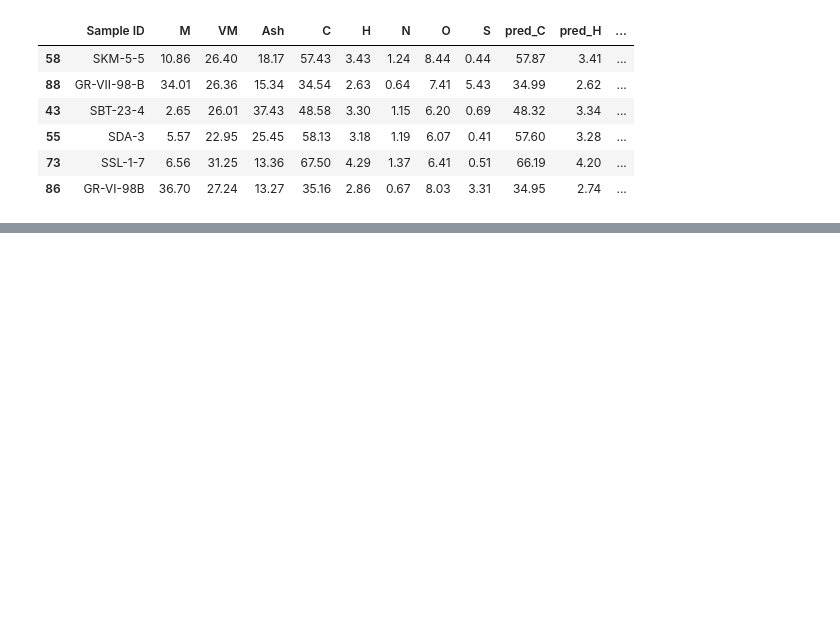
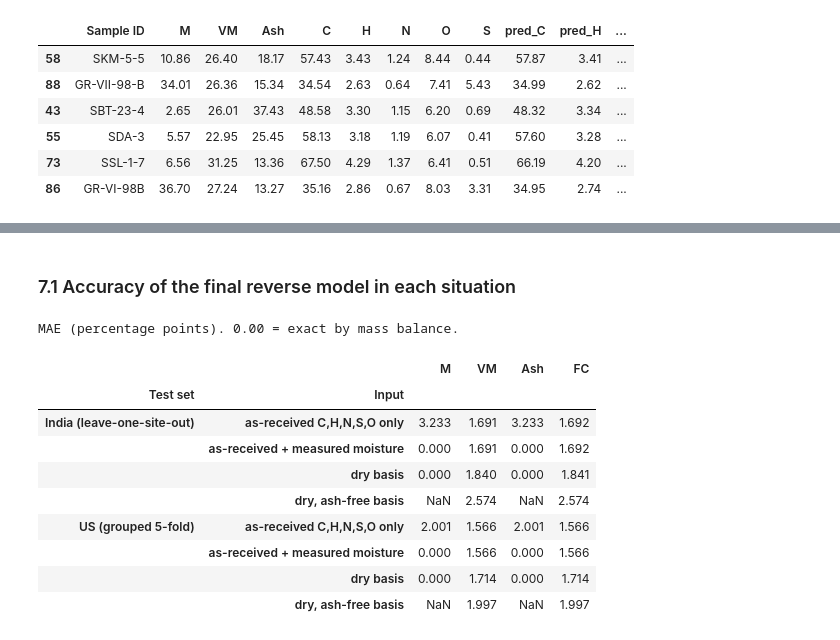
Before and after one commit to chemtrailsx/coal-ultimate-predictor, a Jupyter notebook: Coal_Proximate_to_Ultimate_Model.ipynb, the cells around one changed output, grey strips where cells are left out. Saved outputs shown, nothing was run; the diff lists cells and outputs as text; code cells hidden in the pictures; blank space fills up the shorter version.

```diff
--- a/Coal_Proximate_to_Ultimate_Model.ipynb
+++ b/Coal_Proximate_to_Ultimate_Model.ipynb
@@ -172,13 +178,18 @@ POLY_W   = 0.3       # weight of the quadratic model blended into the ensemble (
 
 class NNEnsemble:
     # Ensemble of MLPs on the daf features; optional blend with a quadratic regression
-    def __init__(self, hidden=HIDDEN, alpha=ALPHA, n=N_BAG, use_moisture=True, poly_w=POLY_W):
+    # fx, fy: feature and target functions (default: the proximate -> ultimate task)
+    def __init__(self, hidden=HIDDEN, alpha=ALPHA, n=N_BAG, use_moisture=True, poly_w=POLY_W, fx=None, fy=None):
         self.hidden, self.alpha, self.n, self.use_m, self.poly_w = hidden, alpha, n, use_moisture, poly_w
+        self.fx = fx or (lambda d: features(d, self.use_m))
+        self.fy = fy or targets
     def fit(self, d):
-        X, Y = features(d, self.use_m), targets(d)
+        X, Y = self.fx(d), self.fy(d)
         self.xs, self.ys = StandardScaler().fit(X), StandardScaler().fit(Y)
         Xs, Ys = self.xs.transform(X), self.ys.transform(Y)
-        self.nets = [MLPRegressor(hidden_layer_sizes=self.hidden, alpha=self.alpha, learning_rate_init=1e-3,
+        if Ys.shape[1] == 1:
+            Ys = Ys.ravel()          # single target (reverse models): scikit-learn expects a 1-D y
+        self.nets =[MLPRegressor(hidden_layer_sizes=self.hidden, alpha=self.alpha, learning_rate_init=1e-3,
                                   max_iter=2000, early_stopping=True, validation_fraction=0.1,
                                   n_iter_no_change=40, random_state=SEED + i).fit(Xs, Ys) for i in range(self.n)]
         self.poly = None
@@ -186,14 +197,16 @@ class NNEnsemble:
             self.poly = LinearRegression().fit(PolynomialFeatures(2).fit_transform(Xs), Y)
         return self
     def predict_daf(self, d):
-        Xs = self.xs.transform(features(d, self.use_m))
-        p = self.ys.inverse_transform(np.mean([m.predict(Xs) for m in self.nets], axis=0))
+        Xs = self.xs.transform(self.fx(d))
+        p = self.ys.inverse_transform(np.mean([m.predict(Xs).reshape(len(Xs), -1) for m in self.nets], axis=0))
         if self.poly is not None:
-            p = (1 - self.poly_w) * p + self.poly_w * self.poly.predict(PolynomialFeatures(2).fit_transform(Xs))
+            q = self.poly.predict(PolynomialFeatures(2).fit_transform(Xs)).reshape(len(Xs), -1)
+            p = (1 - self.poly_w) * p + self.poly_w * q
         return p
 
 class SkModel:
-    def __init__(self, kind): self.kind = kind
+    def __init__(self, kind, fx=None, fy=None):
+        self.kind, self.fx, self.fy = kind, fx or features, fy or targets
     def fit(self, d):
         if self.kind == "Linear":
             self.m = make_pipeline(StandardScaler(), LinearRegression())
@@ -202,8 +215,8 @@ class SkModel:
         else:
             self.m = MultiOutputRegressor(HistGradientBoostingRegressor(max_iter=400, learning_rate=0.05,
                                           min_samples_leaf=20, l2_regularization=1.0, random_state=SEED))
-        self.m.fit(features(d), targets(d)); return self
-    def predict_daf(self, d): return self.m.predict(features(d))
+        self.m.fit(self.fx(d), self.fy(d)); return self
+    def predict_daf(self, d): return np.asarray(self.m.predict(self.fx(d))).reshape(len(d), -1)
 
 MODELS = {
     "Linear regression": lambda: SkModel("Linear"),
@@ -483,0 +592,34 @@ cmp
+# %% [markdown]
+### 7.1 Accuracy of the final reverse model in each situation
+# %%
+FINAL_R = f"FINAL: NN ensemble + {POLY_W:.0%} quadratic"
+scen = []
+for w, d in (("India (leave-one-site-out)", ind), ("US (grouped 5-fold)", us)):
+    key = "India" if w.startswith("India") else "US"
+    vm, mo = RCV[("VM", FINAL_R, key)], RCV[("M", FINAL_R, key)]
+    true = d[["M", "VM", "Ash", "FC"]].values
+    a = np.abs(to_proximate(d, vm, mo) - true).mean(axis=0)
+    b = np.abs(to_proximate(d, vm, M_known=d.M.values) - true).mean(axis=0)
+    dryf = 100 / (100 - d.M.values)                      # errors expressed on the dry basis
+    c = np.abs((to_proximate(d, vm, M_known=d.M.values) - true) * dryf[:, None]).mean(axis=0)
+    org = d[ULT].sum(axis=1).values
+    e = np.abs(vm - 100 * d.VM.values / org).mean()
+    scen += [{"Test set": w, "Input": "as-received C,H,N,S,O only", "M": a[0], "VM": a[1], "Ash": a[2], "FC": a[3]},
+             {"Test set": w, "Input": "as-received + measured moisture", "M": 0.0, "VM": b[1], "Ash": 0.0, "FC": b[3]},
+             {"Test set": w, "Input": "dry basis", "M": 0.0, "VM": c[1], "Ash": 0.0, "FC": c[3]},
+             {"Test set": w, "Input": "dry, ash-free basis", "M": np.nan, "VM": e, "Ash": np.nan, "FC": e}]
+SCEN = pd.DataFrame(scen)
+print("MAE (percentage points). 0.00 = exact by mass balance.")
+SCEN.set_index(["Test set", "Input"]).round(3)
+# %% [output]
+MAE (percentage points). 0.00 = exact by mass balance.
+|  |  | M | VM | Ash | FC |
+| Test set | Input |  |  |  |  |
+| India (leave-one-site-out) | as-received C,H,N,S,O only | 3.233 | 1.691 | 3.233 | 1.692 |
+|  | as-received + measured moisture | 0.000 | 1.691 | 0.000 | 1.692 |
+|  | dry basis | 0.000 | 1.840 | 0.000 | 1.841 |
+|  | dry, ash-free basis | NaN | 2.574 | NaN | 2.574 |
+| US (grouped 5-fold) | as-received C,H,N,S,O only | 2.001 | 1.566 | 2.001 | 1.566 |
+|  | as-received + measured moisture | 0.000 | 1.566 | 0.000 | 1.566 |
+|  | dry basis | 0.000 | 1.714 | 0.000 | 1.714 |
+|  | dry, ash-free basis | NaN | 1.997 | NaN | 1.997 |
```
Also changed, not shown: parts of 14 cells of this notebook, 8 other files.
